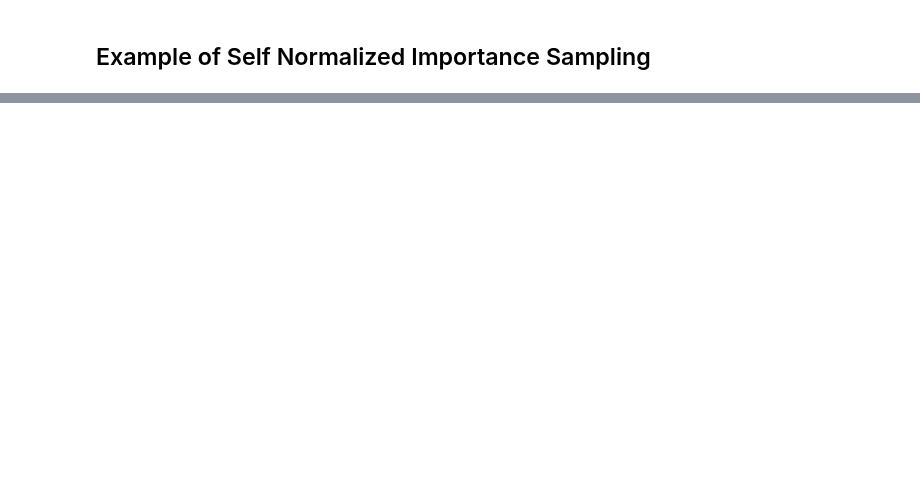
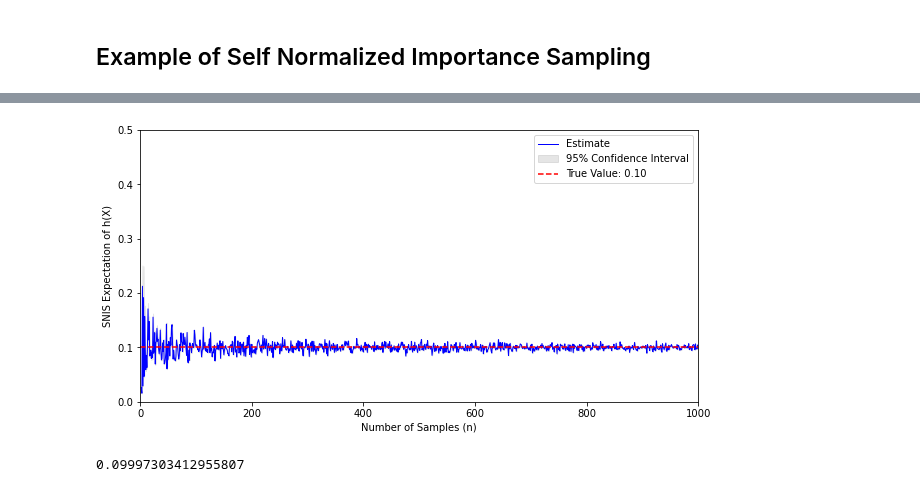
Before and after one commit to rosastreg/Undergrad_AM_Thesis, a Jupyter notebook: MonteCarlo.ipynb, the cells around one changed output, grey strips where cells are left out. Drawn from its saved outputs; the diff is of its cells as text; code cells hidden in the pictures; blank space fills up the shorter version.

```diff
--- a/MonteCarlo.ipynb
+++ b/MonteCarlo.ipynb
@@ -231,0 +294,42 @@ Average of IS approximations: 0.9999138074473714
+# %%
+n_SNIS = 1000
+n_values_SNIS = np.arange(2, n_SNIS+1)
+
+
+estimates_SNIS = []
+upper_bounds_SNIS = []
+lower_bounds_SNIS = []
+ESS_SNIS = []
+Z_SNIS = []
+
+for k in n_values_SNIS:
+    samples = stats.norm(5,2).rvs(k)
+    mu, error, ESS, Z = SNIS(h_SNIS,f_SNIS,g_SNIS, samples, k)
+
+    CI = 2*error
+    upper_SNIS = mu + CI
+    lower_SNIS = mu - CI
+
+    estimates_SNIS.append(mu)
+    upper_bounds_SNIS.append(lower_SNIS)
+    lower_bounds_SNIS.append(upper_SNIS)
+    ESS_SNIS.append(ESS)
+    Z_SNIS.append(Z)
+# %%
+# Plot SNIS results
+plt.figure(figsize=(10, 5))
+plt.plot(n_values_SNIS, estimates_SNIS, label='Estimate', linewidth=1, color='blue')
+plt.xlim(0,n_SNIS)
+plt.fill_between(n_values_SNIS, lower_bounds_SNIS, upper_bounds_SNIS, color='grey', alpha=0.2, label='95% Confidence Interval')
+plt.axhline(y=result_IS/10, color='red', linestyle='--', label=f'True Value: {result_IS/10:.2f}')
+plt.xlabel('Number of Samples (n)')
+plt.ylabel('SNIS Expectation of h(X)')
+plt.grid(False)
+plt.ylim(0,0.5)
+plt.legend()
+plt.show()
+
+print(np.mean(estimates_SNIS))
+# %% [output]
+[figure, added]
+0.09997303412955807
```
Also changed, not shown: parts of 13 cells of this notebook.
